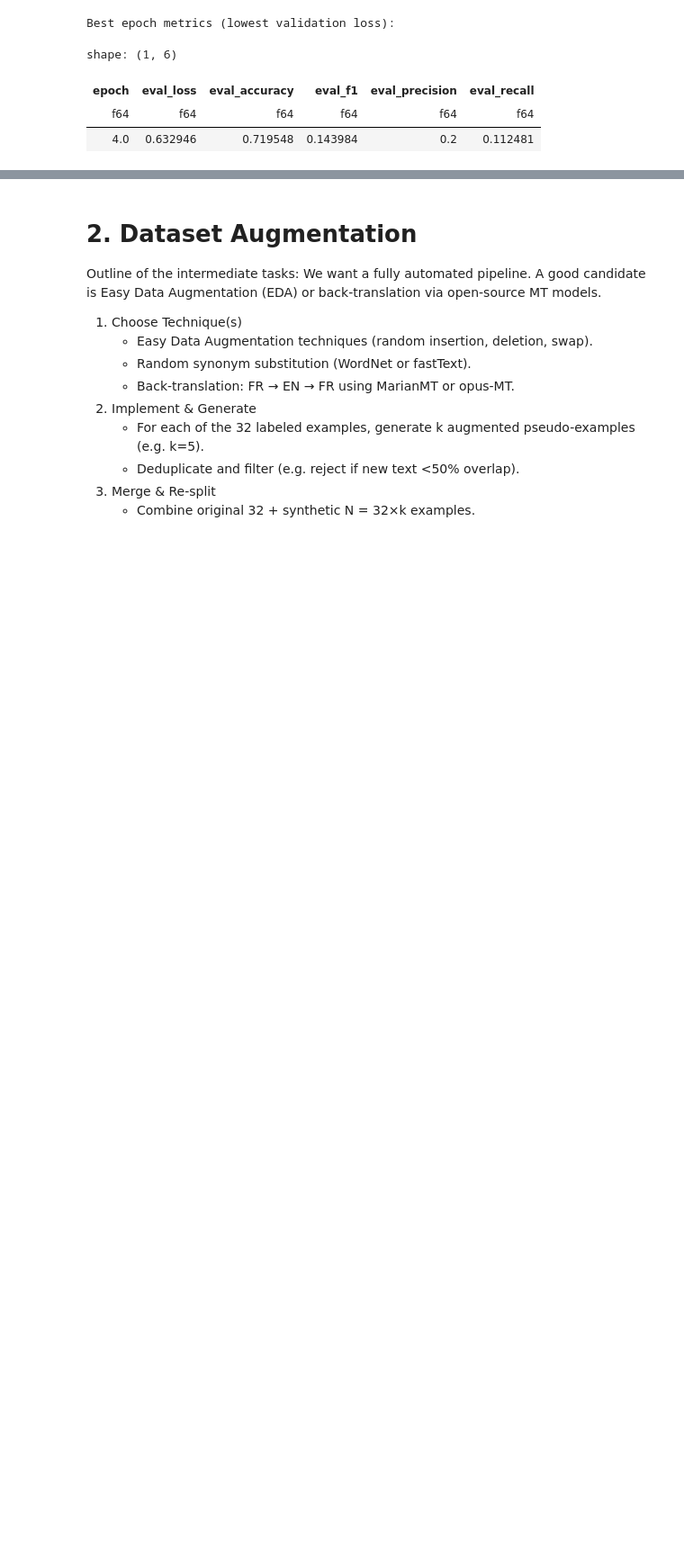
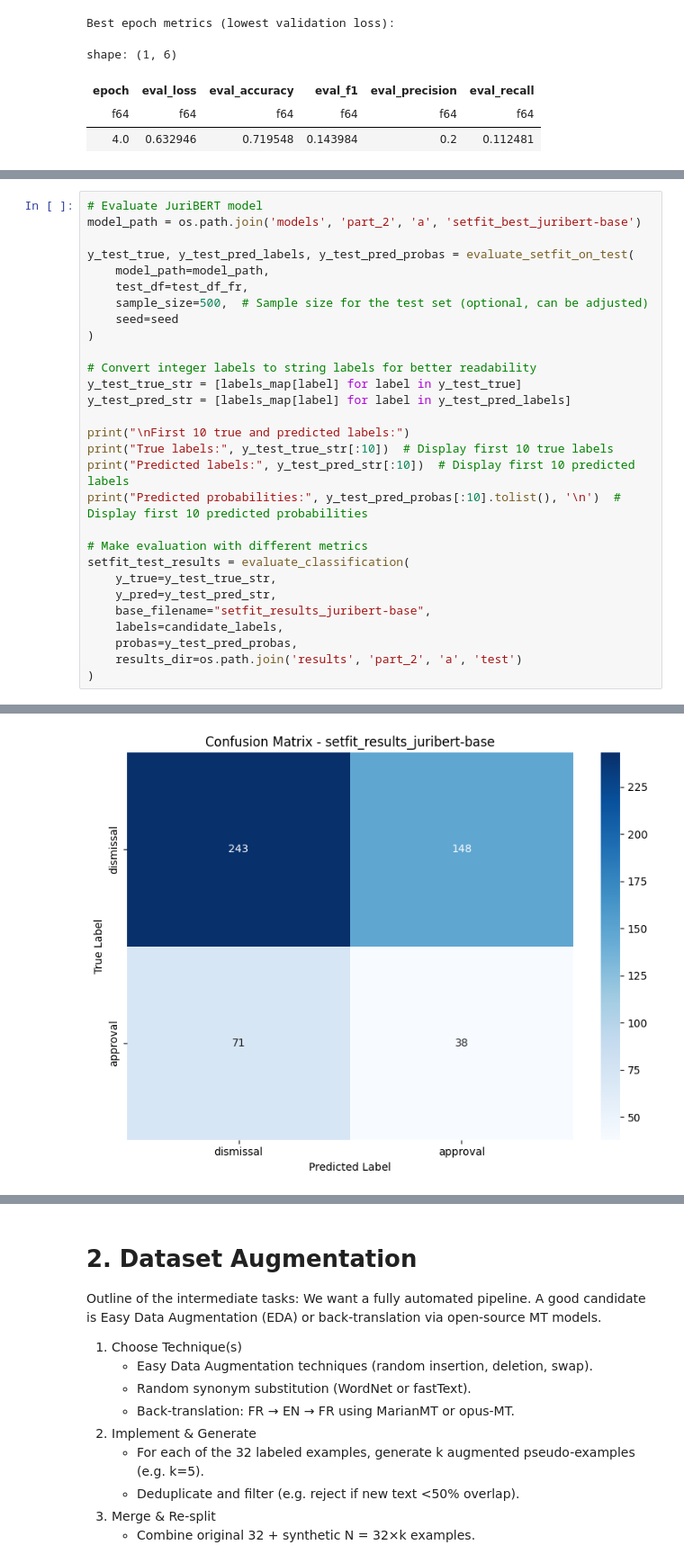
Before and after one commit to pablo-fdz/adv_nlp_final_assessment, a Jupyter notebook: part_2_ds_challenge.ipynb, the cells around one changed output, grey strips where cells are left out. Shown at 90% size. Cells and saved outputs as stored; diff of their text form; blank space fills up the shorter version.

```diff
--- a/part_2_ds_challenge.ipynb
+++ b/part_2_ds_challenge.ipynb
@@ -993,0 +923,30 @@ We now evaluate all of the best models on the unseen test set, to assess the rea
+# %%
+# Evaluate JuriBERT model
+model_path = os.path.join('models', 'part_2', 'a', 'setfit_best_juribert-base')
+
+y_test_true, y_test_pred_labels, y_test_pred_probas = evaluate_setfit_on_test(
+    model_path=model_path,
+    test_df=test_df_fr,
+    sample_size=500,  # Sample size for the test set (optional, can be adjusted)
+    seed=seed
+)
+
+# Convert integer labels to string labels for better readability
+y_test_true_str = [labels_map[label] for label in y_test_true]
+y_test_pred_str = [labels_map[label] for label in y_test_pred_labels]
+
+print("\nFirst 10 true and predicted labels:")
+print("True labels:", y_test_true_str[:10])  # Display first 10 true labels
+print("Predicted labels:", y_test_pred_str[:10])  # Display first 10 predicted labels
+print("Predicted probabilities:", y_test_pred_probas[:10].tolist(), '\n')  # Display first 10 predicted probabilities
+
+# Make evaluation with different metrics
+setfit_test_results = evaluate_classification(
+    y_true=y_test_true_str,
+    y_pred=y_test_pred_str,
+    base_filename="setfit_results_juribert-base",
+    labels=candidate_labels,
+    probas=y_test_pred_probas,
+    results_dir=os.path.join('results', 'part_2', 'a', 'test')
+)
+# %% [output]
@@ -993,0 +969 @@ We now evaluate all of the best models on the unseen test set, to assess the rea
+[figure, added]
```
Also changed, not shown: parts of 14 cells of this notebook, 14 other files.
